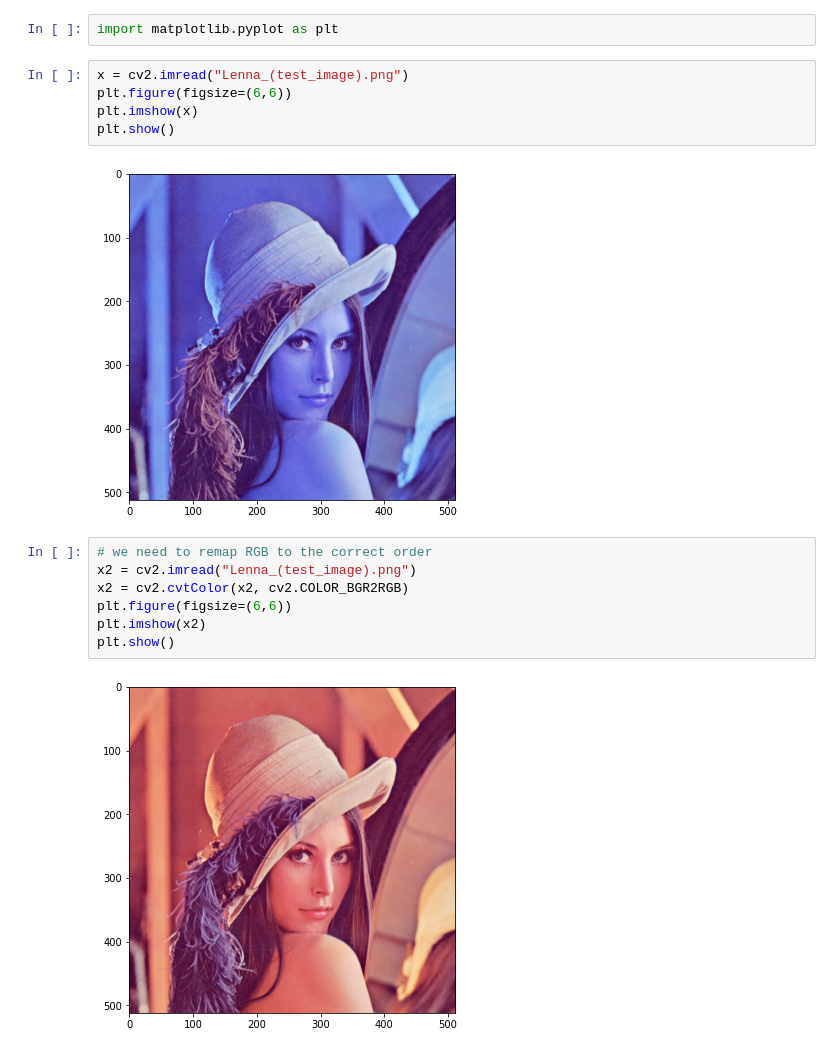
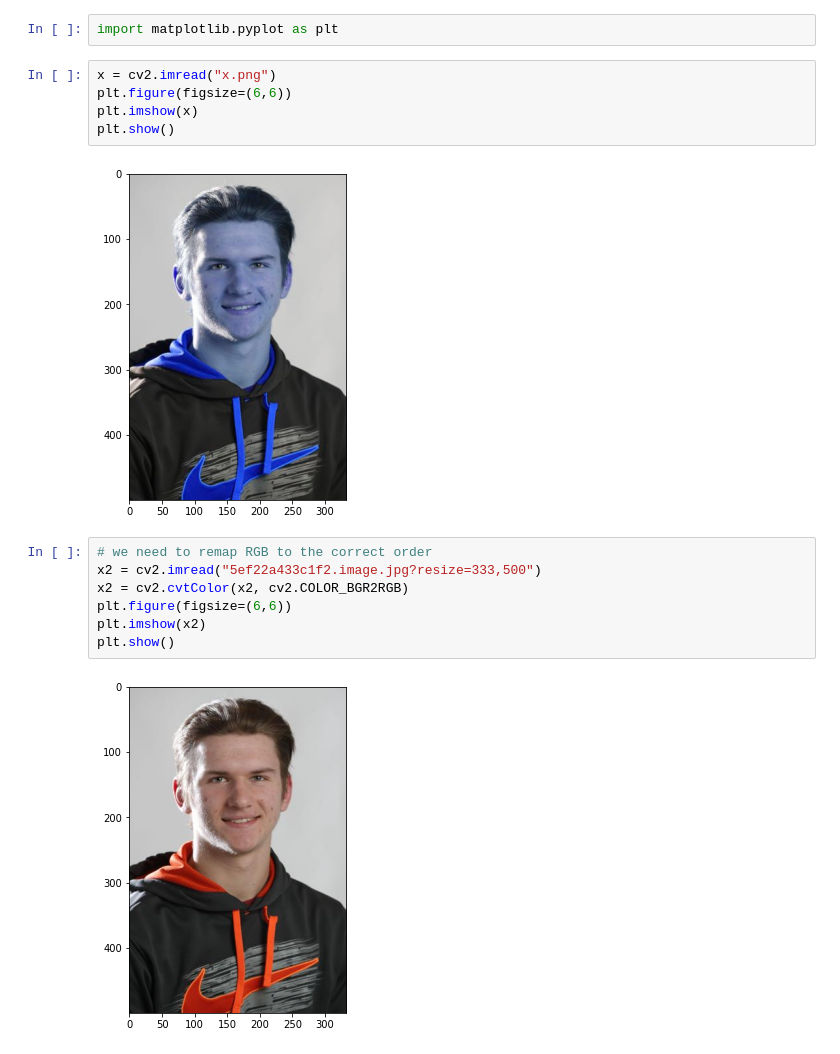
Before and after one commit to CamK2/ComputerVision, a Jupyter notebook: Lab_02_CV_Intro_to_opencv.ipynb, the cells around one changed output. Saved outputs shown, nothing was run; the diff lists cells and outputs as text.

```diff
--- a/Lab_02_CV_Intro_to_opencv.ipynb
+++ b/Lab_02_CV_Intro_to_opencv.ipynb
@@ -46,19 +47,19 @@ Lenna_(test_image). 100%[===================>] 462.73K  --.-KB/s    in 0.06s
 # %%
 import matplotlib.pyplot as plt
 # %%
-x = cv2.imread("Lenna_(test_image).png")
+x = cv2.imread("x.png")
 plt.figure(figsize=(6,6))
 plt.imshow(x)
 plt.show()
 # %% [output]
-[figure, old version]
+[figure, new version]
 # %%
 # we need to remap RGB to the correct order
-x2 = cv2.imread("Lenna_(test_image).png")
+x2 = cv2.imread("5ef22a433c1f2.image.jpg?resize=333,500")
 x2 = cv2.cvtColor(x2, cv2.COLOR_BGR2RGB)
 plt.figure(figsize=(6,6))
 plt.imshow(x2)
 plt.show()
 # %% [output]
-[figure, old version]
+[figure, new version]
 # %%
```
Also changed, not shown: parts of 4 cells of this notebook.
